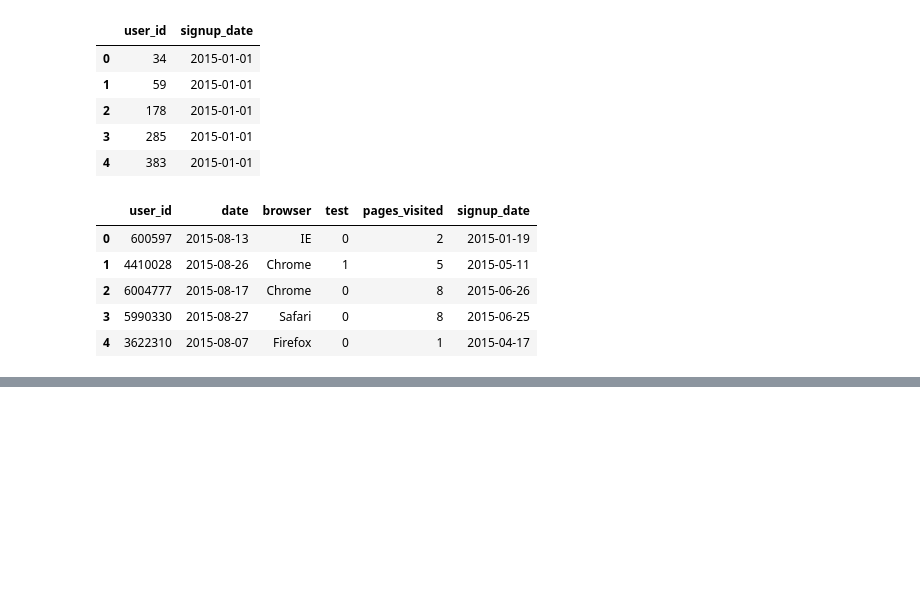
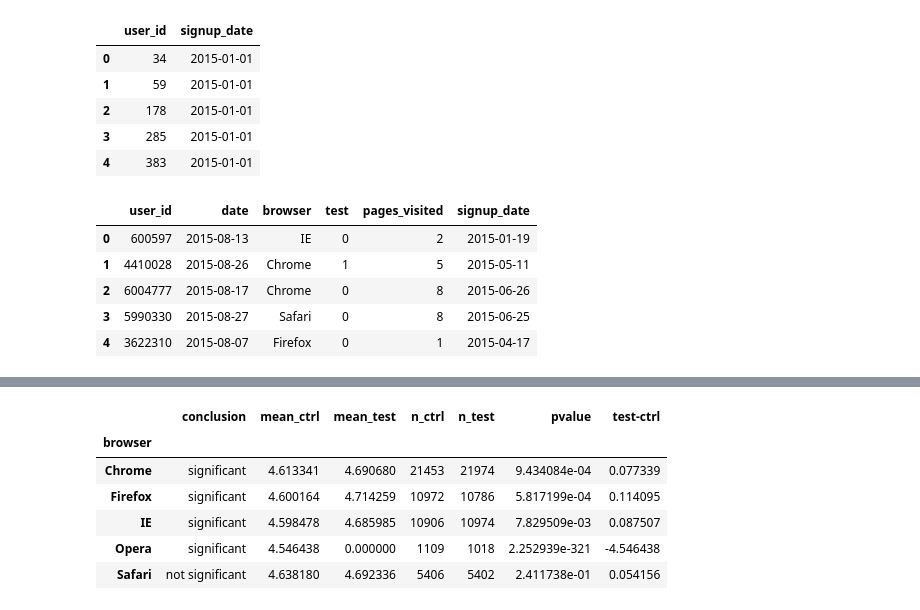
Before and after one commit to asa2012/TakeHomeChallenge, a Jupyter notebook: 17 Engagement Test.ipynb, the cells around one changed output, grey strips where cells are left out. Cells and saved outputs as stored; diff of their text form; code cells hidden in the pictures; blank space fills up the shorter version.

```diff
--- a/17 Engagement Test.ipynb
+++ b/17 Engagement Test.ipynb
@@ -97,0 +118,15 @@ data.head()
+# %%
+def run_ttest(df):
+    df_cont=df.loc[df['test']==0,'pages_visited']
+    df_exp=df.loc[df['test']==1,'pages_visited']
+    cont_mean=df_cont.mean()
+    exp_mean=df_exp.mean()
+    result=stats.ttest_ind(df_exp,df_cont,equal_var=False)
+    conclusion='significant' if result.pvalue<0.05 else 'not significant'
+    return pd.Series({'n_test':df_exp.shape[0],
+                      'n_ctrl': df_cont.shape[0],
+                      'mean_test': exp_mean,
+                      'mean_ctrl': cont_mean,
+                      'test-ctrl': exp_mean - cont_mean,
+                      'pvalue':result.pvalue,
+                      'conclusion':conclusion})
@@ -97,0 +156,10 @@ data.head()
+# %%
+data.groupby('browser').apply(run_ttest)
+# %% [output]
+|  | conclusion | mean_ctrl | mean_test | n_ctrl | n_test | pvalue | test-ctrl |
+| browser |  |  |  |  |  |  |  |
+| Chrome | significant | 4.613341 | 4.690680 | 21453 | 21974 | 9.434084e-04 | 0.077339 |
+| Firefox | significant | 4.600164 | 4.714259 | 10972 | 10786 | 5.817199e-04 | 0.114095 |
+| IE | significant | 4.598478 | 4.685985 | 10906 | 10974 | 7.829509e-03 | 0.087507 |
+| Opera | significant | 4.546438 | 0.000000 | 1109 | 1018 | 2.252939e-321 | -4.546438 |
+| Safari | not significant | 4.638180 | 4.692336 | 5406 | 5402 | 2.411738e-01 | 0.054156 |
```
Also changed, not shown: parts of 20 cells of this notebook.
